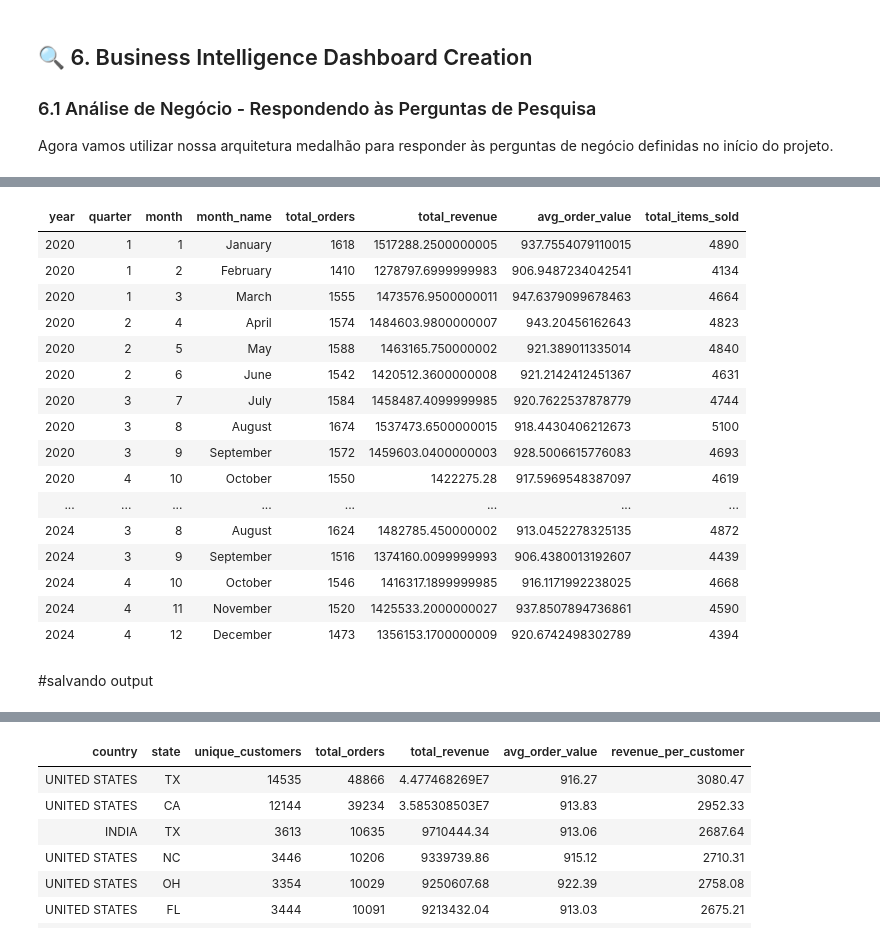
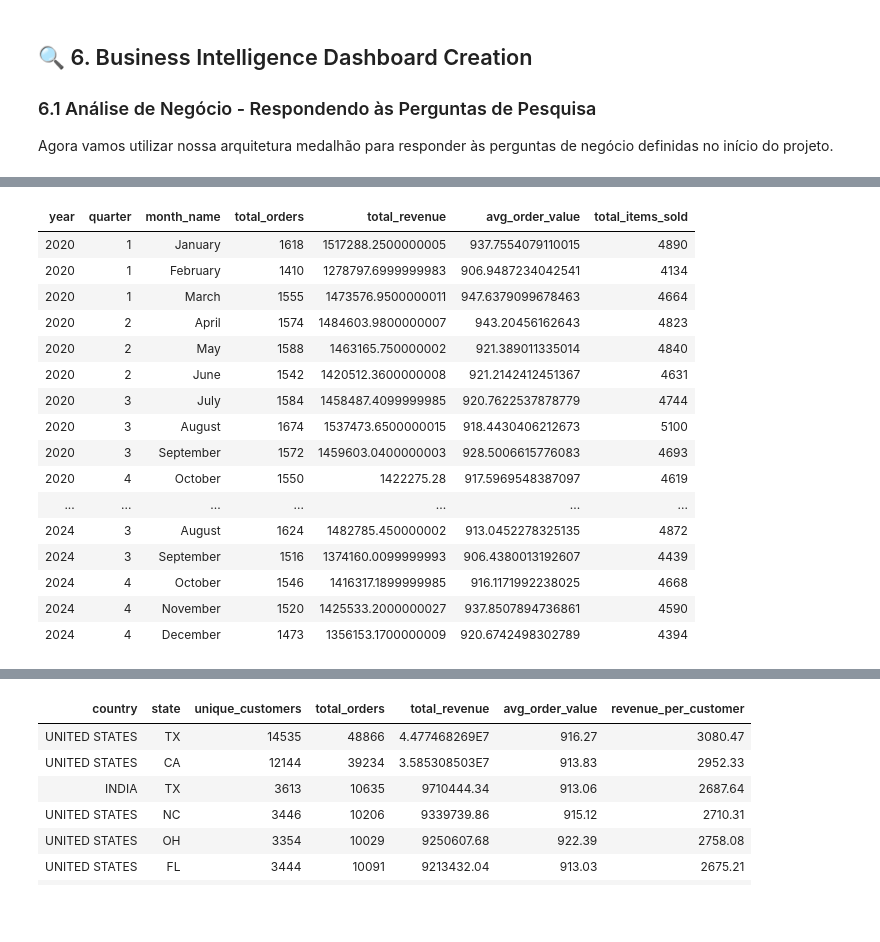
Before and after one commit to ricferal/mvpPucEngenhariaDados, a Jupyter notebook: Amazon_Sales_Analysis_MVP.ipynb, the cells around one changed output, grey strips where cells are left out. Drawn from its saved outputs; the diff is of its cells as text; code cells hidden in the pictures; blank space fills up the shorter version.

```diff
--- a/Amazon_Sales_Analysis_MVP.ipynb
+++ b/Amazon_Sales_Analysis_MVP.ipynb
@@ -683,46 +698,31 @@ Agora vamos utilizar nossa arquitetura medalhão para responder às perguntas de
 # %%
-
-
-
 %sql
--- PERGUNTA 1: Performance de Vendas - Volume por mês e trimestre
-    SELECT
-        d.year,
-        d.quarter,
-        d.month,            -- Incluído no SELECT para ordenação cronológica
-        d.month_name,
-        COUNT(f.order_key) as total_orders,
-        SUM(f.total_amount) as total_revenue,
-        AVG(f.total_amount) as avg_order_value,
-        SUM(f.quantity) as total_items_sold
-    FROM fact_sales f
-    JOIN dim_date d ON f.date_key = d.date_key
-    WHERE f.order_status NOT IN ('CANCELLED', 'RETURNED')
-    GROUP BY
-        d.year,
-        d.quarter,
-        d.month,
-        d.month_name
-    ORDER BY
-        d.year,
-        d.month;
+SELECT
+    d.year, d.quarter, d.month_name,
+    COUNT(f.order_key) as total_orders,
+    SUM(f.total_amount) as total_revenue,
+    AVG(f.total_amount) as avg_order_value,
+    SUM(f.quantity) as total_items_sold
+FROM fact_sales f
+JOIN dim_date d ON f.date_key = d.date_key
+WHERE f.order_status NOT IN ('CANCELLED', 'RETURNED')
+GROUP BY d.year, d.quarter, d.month_name, d.month
+ORDER BY d.year, d.month;
 # %% [output]
-| year | quarter | month | month_name | total_orders | total_revenue | avg_order_value | total_items_sold |
-| 2020 | 1 | 1 | January | 1618 | 1517288.2500000005 | 937.7554079110015 | 4890 |
-| 2020 | 1 | 2 | February | 1410 | 1278797.6999999983 | 906.9487234042541 | 4134 |
-| 2020 | 1 | 3 | March | 1555 | 1473576.9500000011 | 947.6379099678463 | 4664 |
-| 2020 | 2 | 4 | April | 1574 | 1484603.9800000007 | 943.20456162643 | 4823 |
-| 2020 | 2 | 5 | May | 1588 | 1463165.750000002 | 921.389011335014 | 4840 |
-| 2020 | 2 | 6 | June | 1542 | 1420512.3600000008 | 921.2142412451367 | 4631 |
-| 2020 | 3 | 7 | July | 1584 | 1458487.4099999985 | 920.7622537878779 | 4744 |
-| 2020 | 3 | 8 | August | 1674 | 1537473.6500000015 | 918.4430406212673 | 5100 |
-| 2020 | 3 | 9 | September | 1572 | 1459603.0400000003 | 928.5006615776083 | 4693 |
-| 2020 | 4 | 10 | October | 1550 | 1422275.28 | 917.5969548387097 | 4619 |
-| ... | ... | ... | ... | ... | ... | ... | ... |
-| 2024 | 3 | 8 | August | 1624 | 1482785.450000002 | 913.0452278325135 | 4872 |
-| 2024 | 3 | 9 | September | 1516 | 1374160.0099999993 | 906.4380013192607 | 4439 |
-| 2024 | 4 | 10 | October | 1546 | 1416317.1899999985 | 916.1171992238025 | 4668 |
-| 2024 | 4 | 11 | November | 1520 | 1425533.2000000027 | 937.8507894736861 | 4590 |
-| 2024 | 4 | 12 | December | 1473 | 1356153.1700000009 | 920.6742498302789 | 4394 |
+| year | quarter | month_name | total_orders | total_revenue | avg_order_value | total_items_sold |
+| 2020 | 1 | January | 1618 | 1517288.2500000005 | 937.7554079110015 | 4890 |
+| 2020 | 1 | February | 1410 | 1278797.6999999983 | 906.9487234042541 | 4134 |
+| 2020 | 1 | March | 1555 | 1473576.9500000011 | 947.6379099678463 | 4664 |
+| 2020 | 2 | April | 1574 | 1484603.9800000007 | 943.20456162643 | 4823 |
+| 2020 | 2 | May | 1588 | 1463165.750000002 | 921.389011335014 | 4840 |
+| 2020 | 2 | June | 1542 | 1420512.3600000008 | 921.2142412451367 | 4631 |
+| 2020 | 3 | July | 1584 | 1458487.4099999985 | 920.7622537878779 | 4744 |
+| 2020 | 3 | August | 1674 | 1537473.6500000015 | 918.4430406212673 | 5100 |
+| 2020 | 3 | September | 1572 | 1459603.0400000003 | 928.5006615776083 | 4693 |
+| 2020 | 4 | October | 1550 | 1422275.28 | 917.5969548387097 | 4619 |
+| ... | ... | ... | ... | ... | ... | ... |
+| 2024 | 3 | August | 1624 | 1482785.450000002 | 913.0452278325135 | 4872 |
+| 2024 | 3 | September | 1516 | 1374160.0099999993 | 906.4380013192607 | 4439 |
+| 2024 | 4 | October | 1546 | 1416317.1899999985 | 916.1171992238025 | 4668 |
+| 2024 | 4 | November | 1520 | 1425533.2000000027 | 937.8507894736861 | 4590 |
+| 2024 | 4 | December | 1473 | 1356153.1700000009 | 920.6742498302789 | 4394 |
-# %% [markdown]
-#salvando output
```
Also changed, not shown: parts of 30 cells of this notebook.
